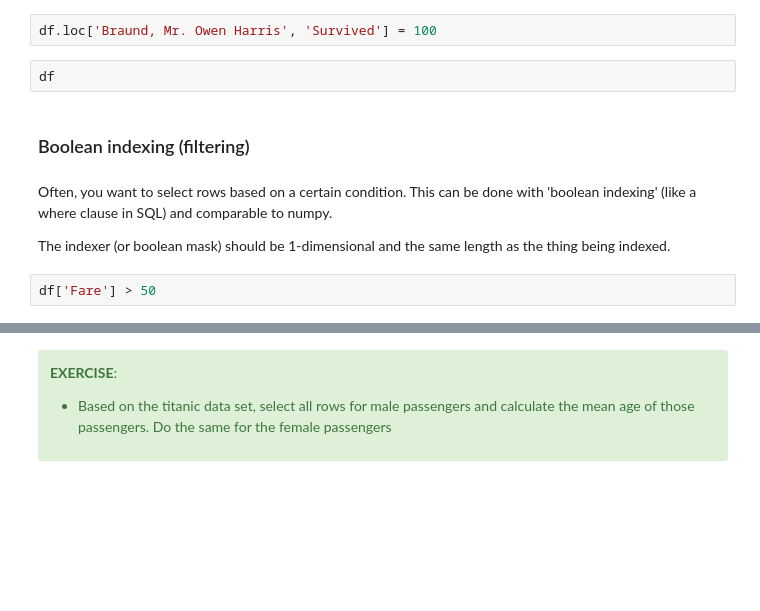
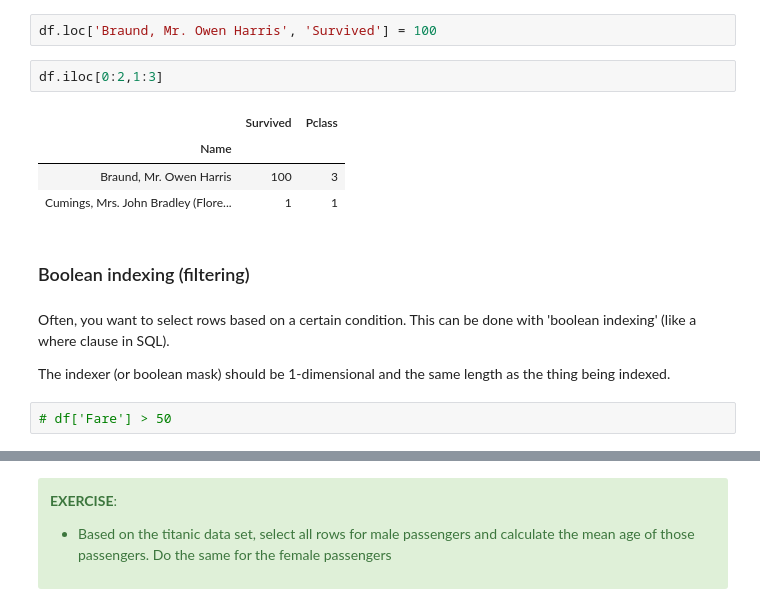
Before and after one commit to rishabh170/pandas-training, a Jupyter notebook: pandas-tutorial/01-pandas_introduction.ipynb, the cells around one changed output, grey strips where cells are left out. Drawn from its saved outputs; the diff is of its cells as text; blank space fills up the shorter version.

```diff
--- a/pandas-tutorial/01-pandas_introduction.ipynb
+++ b/pandas-tutorial/01-pandas_introduction.ipynb
@@ -380,15 +394,20 @@ df.iloc[0:2,1:3]
 The different indexing methods can also be used to assign data:
 # %%
 df.loc['Braund, Mr. Owen Harris', 'Survived'] = 100
-# %%
-df
+# %%
+df.iloc[0:2,1:3]
+# %% [output]
+|  | Survived | Pclass |
+| Name |  |  |
+| Braund, Mr. Owen Harris | 100 | 3 |
+| Cumings, Mrs. John Bradley (Flore... | 1 | 1 |
 # %% [markdown]
 ### Boolean indexing (filtering)
 # %% [markdown]
-Often, you want to select rows based on a certain condition. This can be done with 'boolean indexing' (like a where clause in SQL) and comparable to numpy.
+Often, you want to select rows based on a certain condition. This can be done with 'boolean indexing' (like a where clause in SQL).
 
 The indexer (or boolean mask) should be 1-dimensional and the same length as the thing being indexed.
 # %%
-df['Fare'] > 50
+# df['Fare'] > 50
 # %%
 df[df['Fare'] > 50]
```
Also changed, not shown: parts of 102 cells of this notebook, 9 other files.
